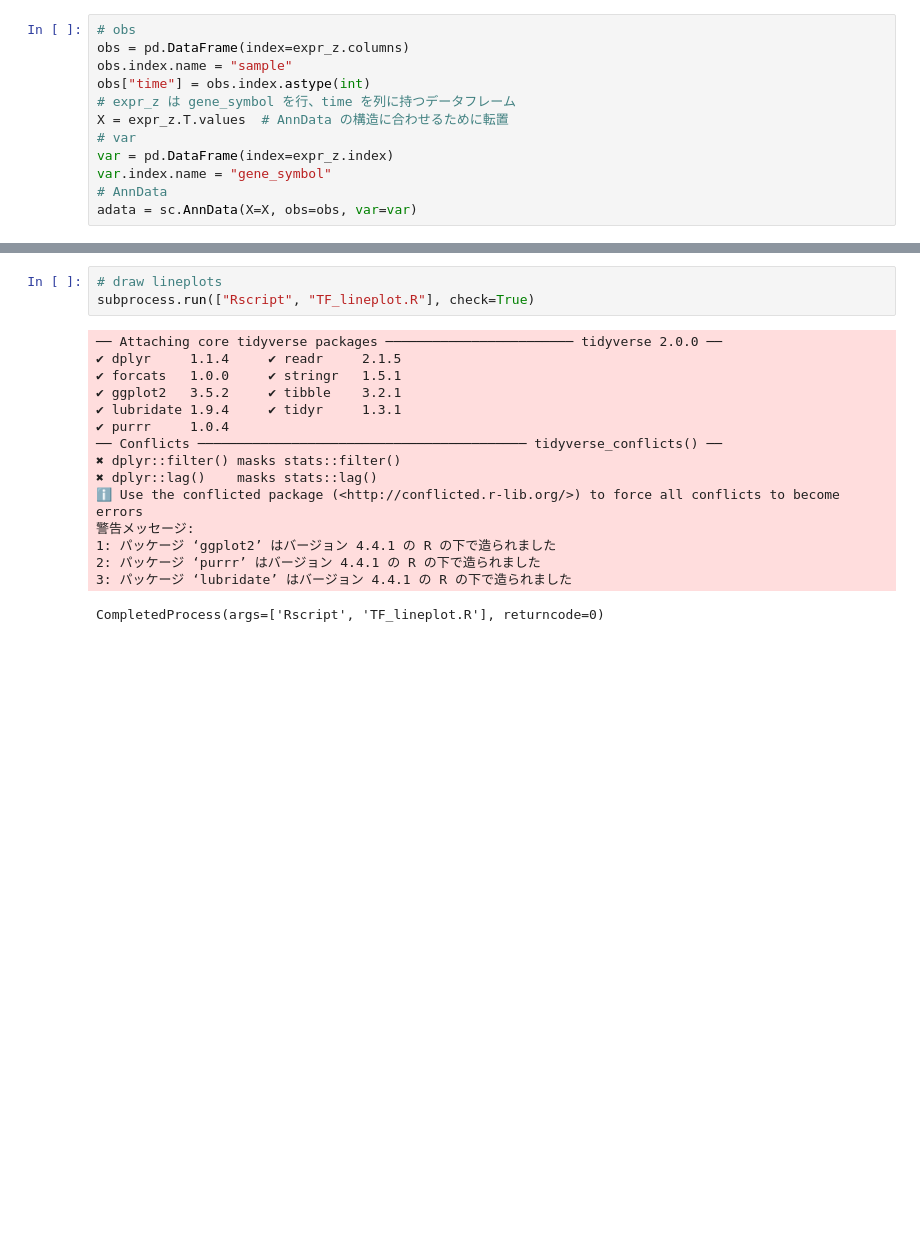
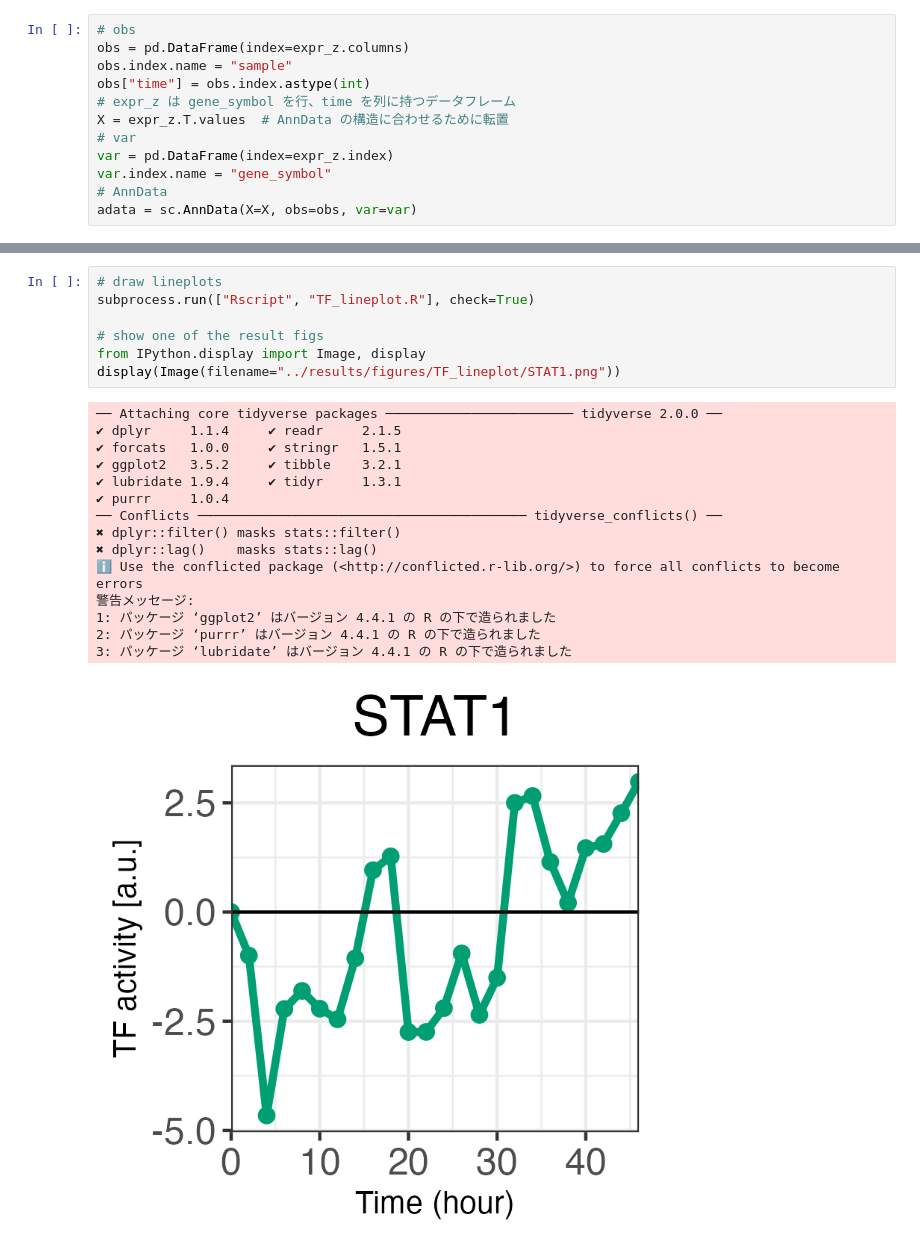
Before and after one commit to Akane-ogawa/decoupleR, a Jupyter notebook: scripts/decoupleR_TF.ipynb, the cells around one changed output, grey strips where cells are left out. Saved outputs shown, nothing was run; the diff lists cells and outputs as text; blank space fills up the shorter version.

```diff
--- a/scripts/decoupleR_TF.ipynb
+++ b/scripts/decoupleR_TF.ipynb
@@ -167,19 +174,23 @@ decoupleR_TF
 # %%
 # draw lineplots
 subprocess.run(["Rscript", "TF_lineplot.R"], check=True)
+
+# show one of the result figs
+from IPython.display import Image, display
+display(Image(filename="../results/figures/TF_lineplot/STAT1.png"))
 # %% [output]
 ── Attaching core tidyverse packages ──────────────────────── tidyverse 2.0.0 ──
 ✔ dplyr     1.1.4     ✔ readr     2.1.5
 ✔ forcats   1.0.0     ✔ stringr   1.5.1
 ✔ ggplot2   3.5.2     ✔ tibble    3.2.1
 ✔ lubridate 1.9.4     ✔ tidyr     1.3.1
 ✔ purrr     1.0.4
 ── Conflicts ────────────────────────────────────────── tidyverse_conflicts() ──
 ✖ dplyr::filter() masks stats::filter()
 ✖ dplyr::lag()    masks stats::lag()
 ℹ Use the conflicted package (<http://conflicted.r-lib.org/>) to force all conflicts to become errors
 警告メッセージ:
 1: パッケージ ‘ggplot2’ はバージョン 4.4.1 の R の下で造られました
 2: パッケージ ‘purrr’ はバージョン 4.4.1 の R の下で造られました
 3: パッケージ ‘lubridate’ はバージョン 4.4.1 の R の下で造られました
-CompletedProcess(args=['Rscript', 'TF_lineplot.R'], returncode=0)
+[figure, added]
```
Also changed, not shown: parts of 4 cells of this notebook, 2 other files.
